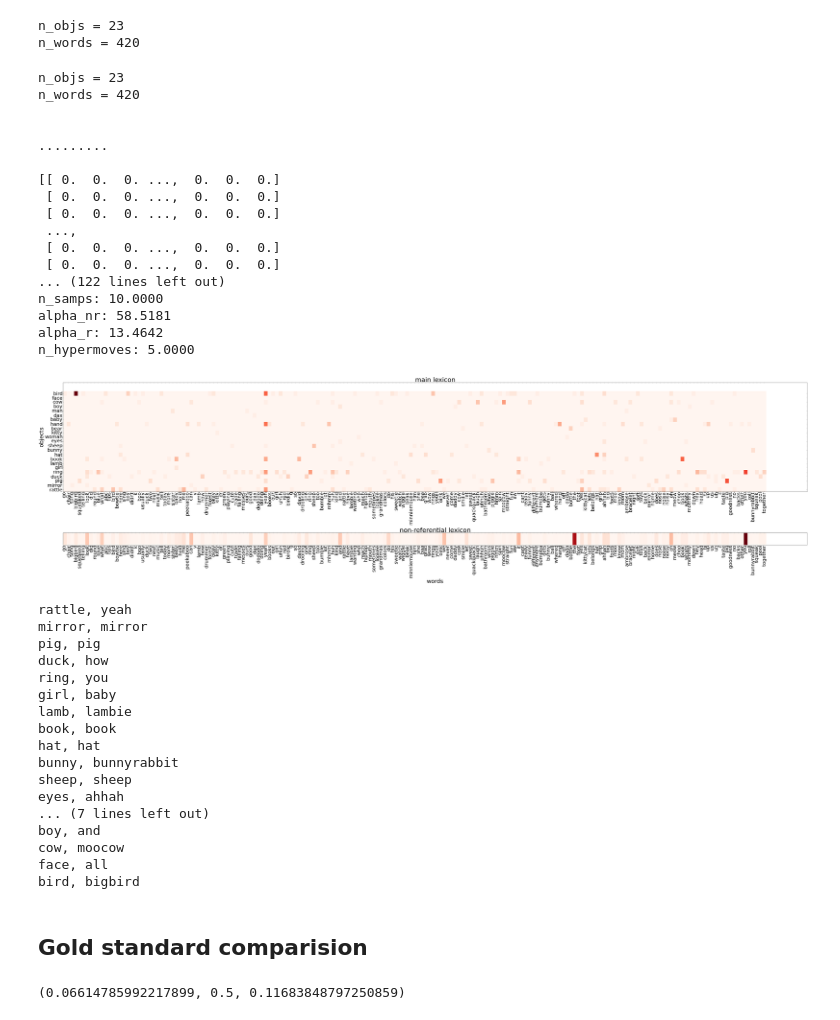
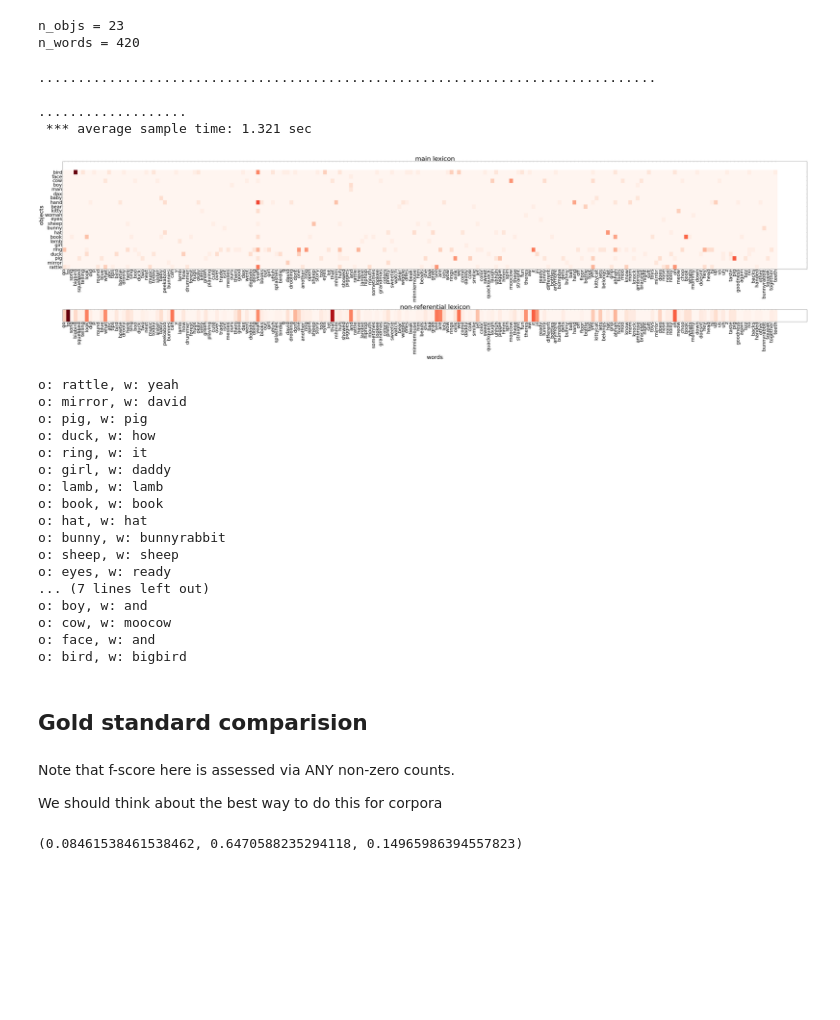
Before and after one commit to mcfrank/dmww, a Jupyter notebook: dmww basics.ipynb, the cells around one changed output. Cells and saved outputs as stored; diff of their text form; code cells hidden in the pictures; blank space fills up the shorter version.

```diff
--- a/dmww basics.ipynb
+++ b/dmww basics.ipynb
@@ -152,67 +152,55 @@ c = Corpus(world=w, corpus=corpusfile)
 n_objs = 23
 n_words = 420
 # %%
-p = Params(n_samps=10,
+p = Params(n_samps=100,
            alpha_r=.1,
            alpha_nr=10,
            empty_intent=.0001,
            n_hypermoves=5)
 
 l = GibbsLexicon(c, p,
                  verbose=0,
                  hyper_inf=True)
 
 l.learn_lex(c,p)
 lexplot(l,w)
-l.params.show()
 # %% [output]
-n_objs = 23
-n_words = 420
+...............................................................................
 
-
-.........
-
-[[ 0.  0.  0. ...,  0.  0.  0.]
- [ 0.  0.  0. ...,  0.  0.  0.]
- [ 0.  0.  0. ...,  0.  0.  0.]
- ...,
- [ 0.  0.  0. ...,  0.  0.  0.]
- [ 0.  0.  0. ...,  0.  0.  0.]
-... (122 lines left out)
-n_samps: 10.0000
-alpha_nr: 58.5181
-alpha_r: 13.4642
-n_hypermoves: 5.0000
+...................
+ *** average sample time: 1.321 sec
-[figure, old version]
+[figure, new version]
 # %%
 for o in range(w.n_objs):
-    #print l.ref[o,:]
     wd = where(l.ref[o,:] == max(l.ref[o,:]))
-#    print w.objs_dict[wd[0][0]][0]
-    print "%s, %s" % (w.objs_dict[o][0], w.words_dict[wd[0][0]][0])
+    print "o: %s, w: %s" % (w.objs_dict[o][0], w.words_dict[wd[0][0]][0])
 # %% [output]
-rattle, yeah
-mirror, mirror
-pig, pig
-duck, how
-ring, you
-girl, baby
-lamb, lambie
-book, book
-hat, hat
-bunny, bunnyrabbit
-sheep, sheep
-eyes, ahhah
+o: rattle, w: yeah
+o: mirror, w: david
+o: pig, w: pig
+o: duck, w: how
+o: ring, w: it
+o: girl, w: daddy
+o: lamb, w: lamb
+o: book, w: book
+o: hat, w: hat
+o: bunny, w: bunnyrabbit
+o: sheep, w: sheep
+o: eyes, w: ready
 ... (7 lines left out)
-boy, and
-cow, moocow
-face, all
-bird, bigbird
+o: boy, w: and
+o: cow, w: moocow
+o: face, w: and
+o: bird, w: bigbird
 # %% [markdown]
 ## Gold standard comparision
+# %% [markdown]
+Note that f-score here is assessed via ANY non-zero counts.
+
+We should think about the best way to do this for corpora
 # %%
 corpusfile = 'corpora/gold_standard.csv'
 c_gs = Corpus(world=w, corpus = corpusfile)
 get_f(l.ref, c_gs)
 # %% [output]
-(0.06614785992217899, 0.5, 0.11683848797250859)
+(0.08461538461538462, 0.6470588235294118, 0.14965986394557823)
```
Also changed, not shown: 3 other files.
